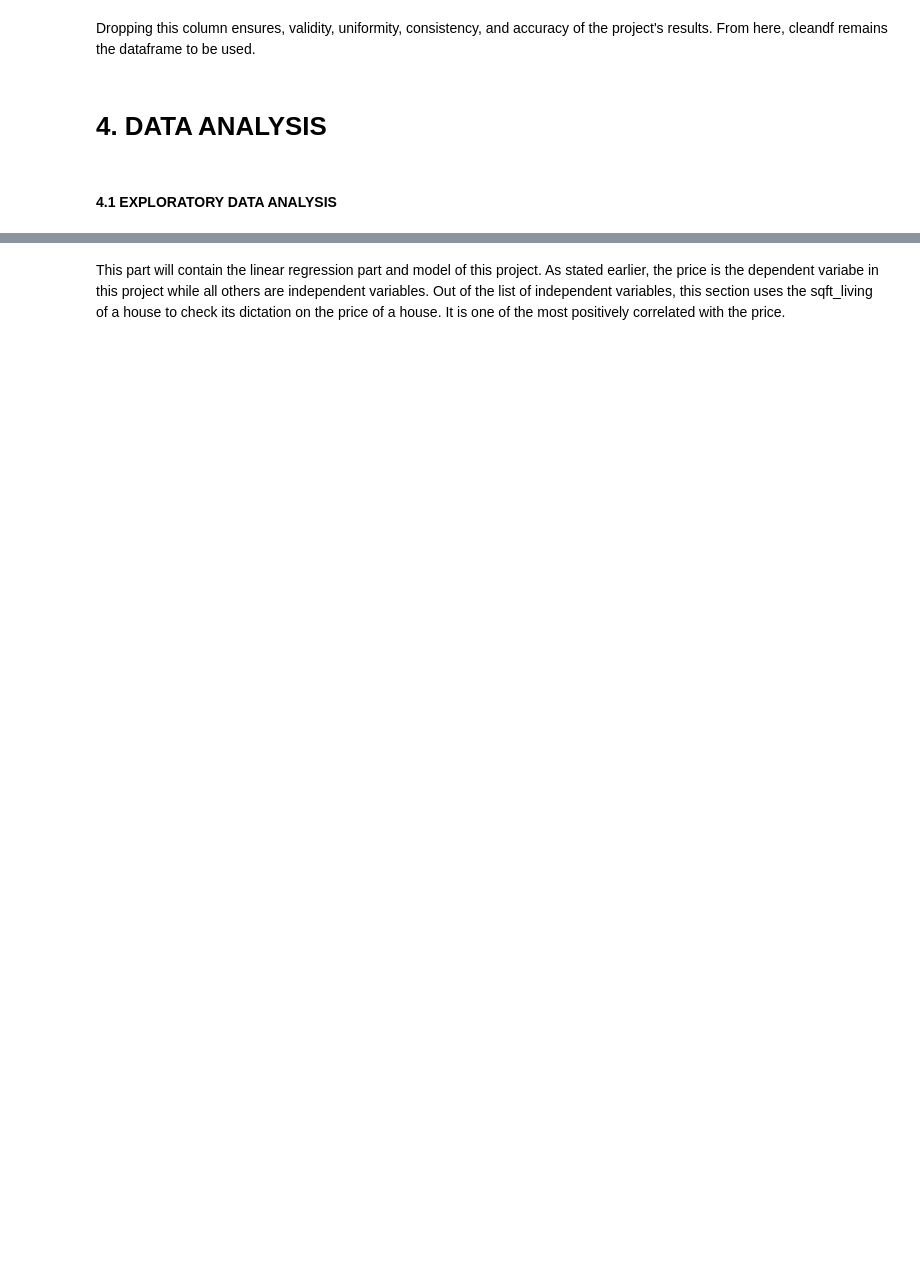
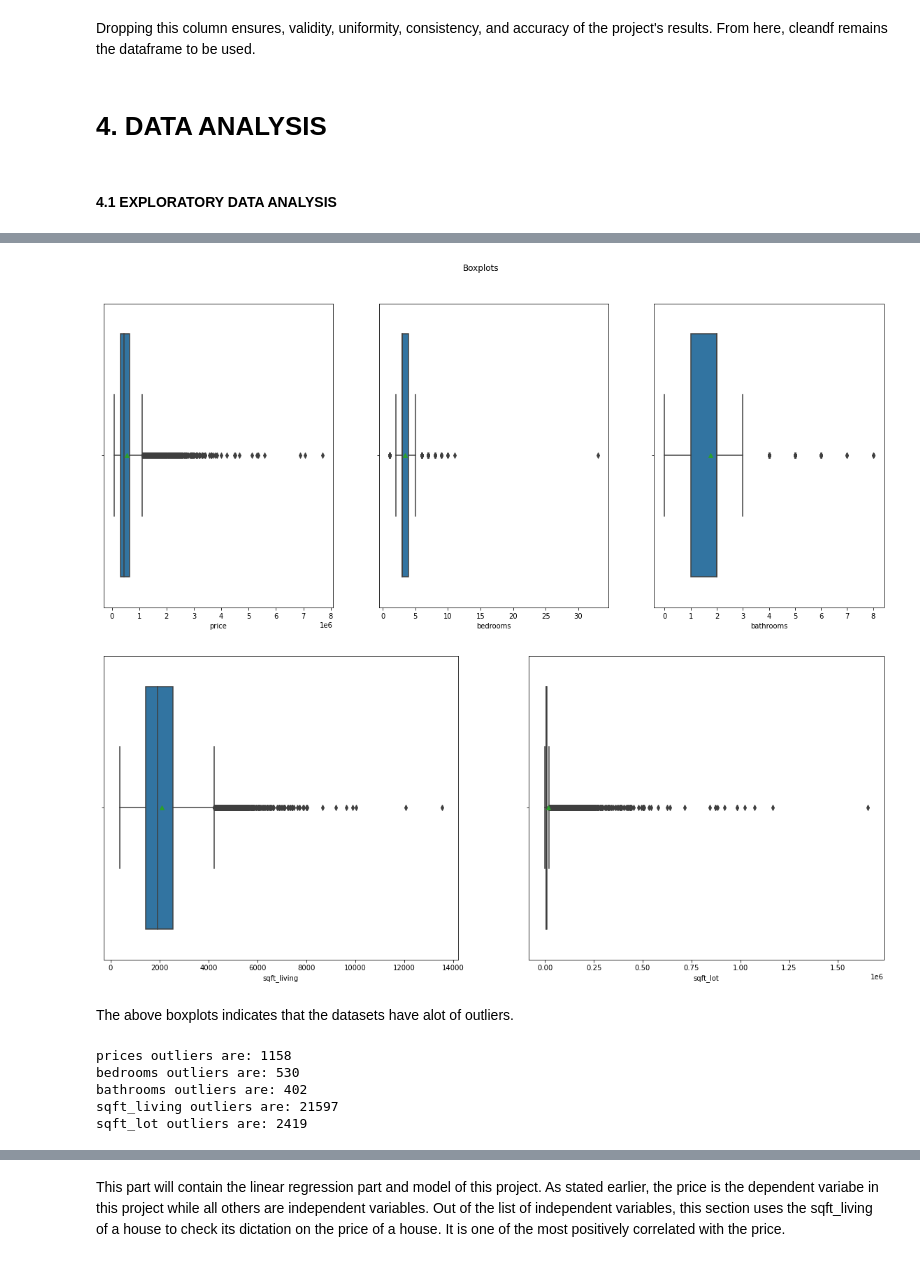
Before and after one commit to Bonnie10/Housing_Project, a Jupyter notebook: student.ipynb, the cells around one changed output, grey strips where cells are left out. Saved outputs shown, nothing was run; the diff lists cells and outputs as text; code cells hidden in the pictures; blank space fills up the shorter version.

```diff
--- a/student.ipynb
+++ b/student.ipynb
@@ -186,0 +292,75 @@ Dropping this column ensures, validity, uniformity, consistency, and accuracy of
+# %%
+#outliers
+fig, (ax1, ax2,ax3) = plt.subplots(1,3, figsize=(20, 8))
+fig.suptitle('Boxplots')
+sns.boxplot(x = cleandf['price'], ax=ax1, showmeans = True)
+sns.boxplot(x = cleandf['bedrooms'], ax=ax2, showmeans = True)
+sns.boxplot(x = cleandf['bathrooms'], ax=ax3, showmeans = True)
+
+fig, (ax4,ax5) = plt.subplots(1,2, figsize=(20, 8))
+sns.boxplot(x = cleandf['sqft_living'], ax=ax4, showmeans = True)
+sns.boxplot(x = cleandf['sqft_lot'], ax=ax5, showmeans = True)
+plt.show()
+# %% [output]
+[figure, added]
+[figure, added]
+# %% [markdown]
+The above boxplots indicates that the datasets have alot of outliers.
+# %%
+# Checking for Outliers
+
+Q1_price = cleandf['price'].quantile(.25)
+Q3_price = cleandf['price'].quantile(.75)
+
+IQR_price = Q3_price - Q1_price
+
+
+anomalies = cleandf[(cleandf.price < Q1_price - 1.5* IQR_price)  |
+                    (cleandf.price > Q3_price + 1.5 * IQR_price) ]
+print('prices outliers are: ' + str(anomalies.price.count()))
+
+Q1_bedrooms = cleandf['bedrooms'].quantile(.25)
+Q3_bedrooms = cleandf['bedrooms'].quantile(.75)
+
+IQR_bedrooms = Q3_bedrooms - Q1_bedrooms
+
+
+anomalies = cleandf[(cleandf.bedrooms < Q1_bedrooms - 1.5* IQR_bedrooms)  |
+                    (cleandf.bedrooms > Q3_bedrooms + 1.5 * IQR_bedrooms) ]
+print('bedrooms outliers are: ' + str(anomalies.bedrooms.count()))
+
+Q1_bathrooms = cleandf['bathrooms'].quantile(.25)
+Q3_bathrooms = cleandf['bathrooms'].quantile(.75)
+
+IQR_bathrooms = Q3_bathrooms - Q1_bathrooms
+
+
+anomalies = cleandf[(cleandf.bathrooms < Q1_bathrooms - 1.5* IQR_bathrooms)  |
+                    (cleandf.bathrooms > Q3_bathrooms + 1.5 * IQR_bathrooms) ]
+print('bathrooms outliers are: ' + str(anomalies.bathrooms.count()))
+
+Q1_sqft_living = cleandf['sqft_living'].quantile(.25)
+Q3_sqft_living = cleandf['sqft_living'].quantile(.75)
+
+IQR_sqft_living = Q3_sqft_living - Q1_sqft_living
+
+
+anomalies = cleandf[(cleandf.sqft_living < Q1_sqft_living - 1.5* IQR_sqft_living)  |
+                    (cleandf.sqft_living > Q3_sqft_living + 1.5 * IQR_sqft_living) ]
+print('sqft_living outliers are: ' + str(cleandf.sqft_living.count()))
+
+Q1_sqft_lot = cleandf['sqft_lot'].quantile(.25)
+Q3_sqft_lot = cleandf['sqft_lot'].quantile(.75)
+
+IQR_sqft_lot = Q3_sqft_lot - Q1_sqft_lot
+
+
+anomalies = cleandf[(cleandf.sqft_lot < Q1_sqft_lot - 1.5* IQR_sqft_lot)  |
+                    (cleandf.sqft_lot > Q3_sqft_lot + 1.5 * IQR_sqft_lot) ]
+print('sqft_lot outliers are: ' + str(anomalies.sqft_lot.count()))
+# %% [output]
+prices outliers are: 1158
+bedrooms outliers are: 530
+bathrooms outliers are: 402
+sqft_living outliers are: 21597
+sqft_lot outliers are: 2419
```
Also changed, not shown: parts of 74 cells of this notebook.
